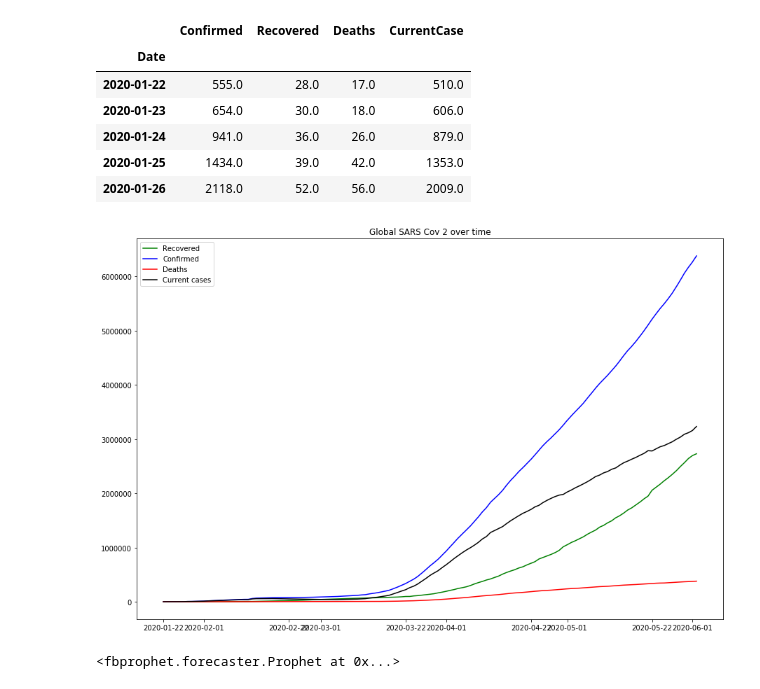
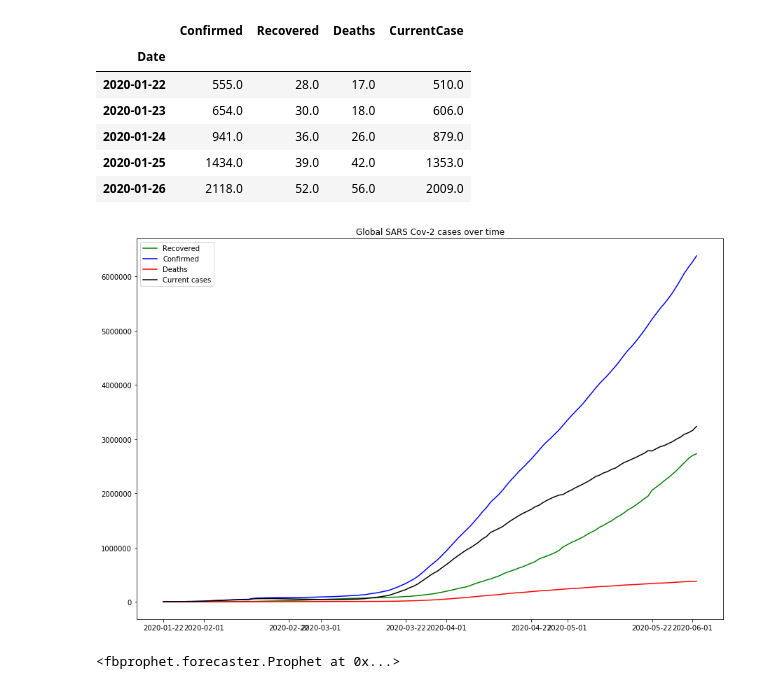
Before and after one commit to codebrain001/COVID19-forecasting-with-fbprophet, a Jupyter notebook: notebooks/Dask.ipynb, the cells around one changed output. Cells and saved outputs as stored; diff of their text form; code cells hidden in the pictures.

```diff
--- a/notebooks/Dask.ipynb
+++ b/notebooks/Dask.ipynb
@@ -133,13 +131,13 @@ date_df.head()
 # %%
 plt.figure(figsize=(15,10))
 plt.plot(date_df["Recovered"].compute(),color='g',label='Recovered')
 plt.plot(date_df["Confirmed"].compute(),color='b', label='Confirmed')
 plt.plot(date_df["Deaths"].compute(),color='r',label='Deaths')
 plt.plot(date_df['CurrentCase'].compute(),color='k', label='Current cases')
-plt.title('Global SARS Cov 2 over time')
+plt.title('Global SARS Cov-2 cases over time')
 plt.legend();
 # %% [output]
-[figure, old version]
+[figure, new version]
 # %%
 # Model initialization
 from fbprophet import Prophet
```
Also changed, not shown: parts of 7 cells of this notebook, 2 other files.
